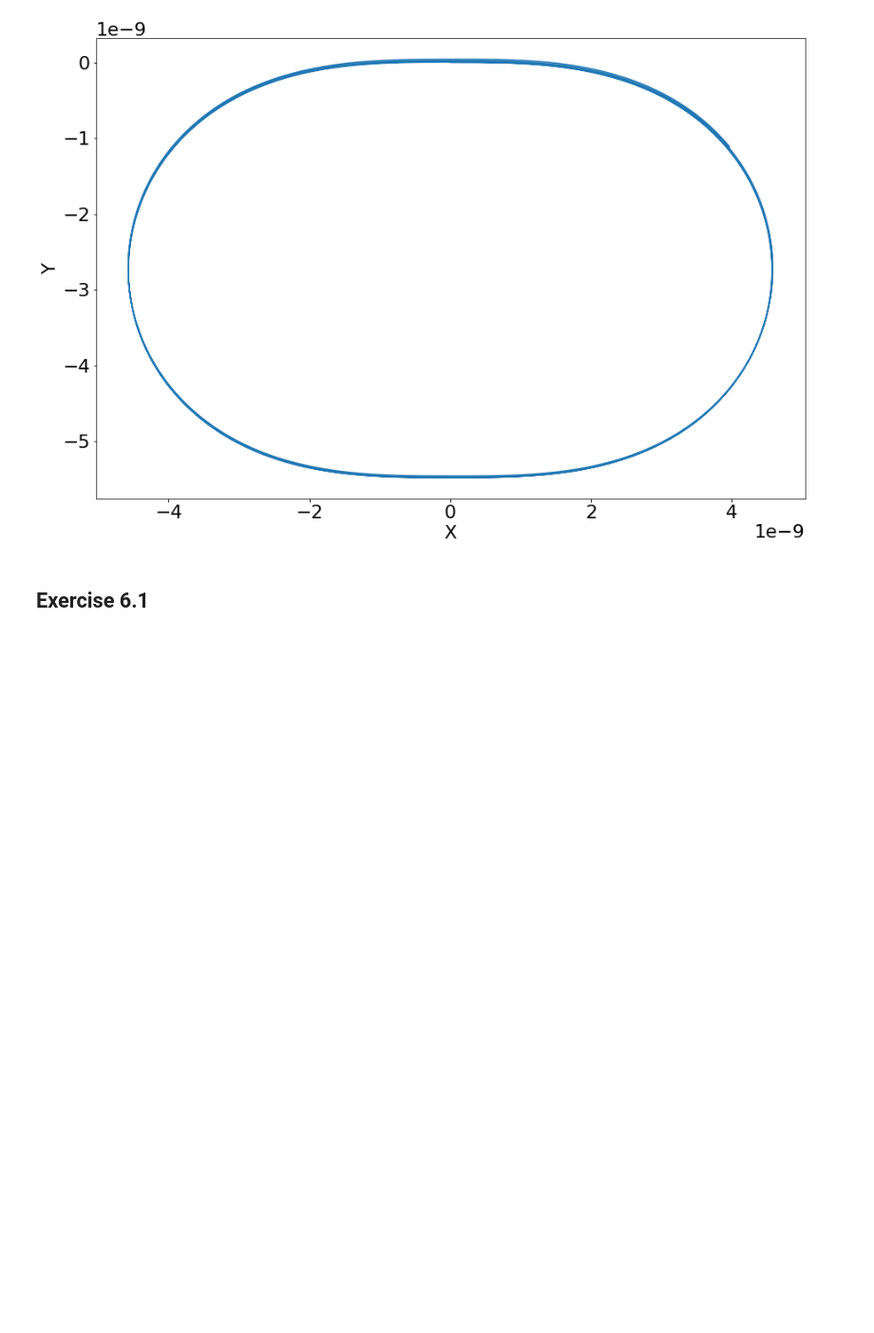
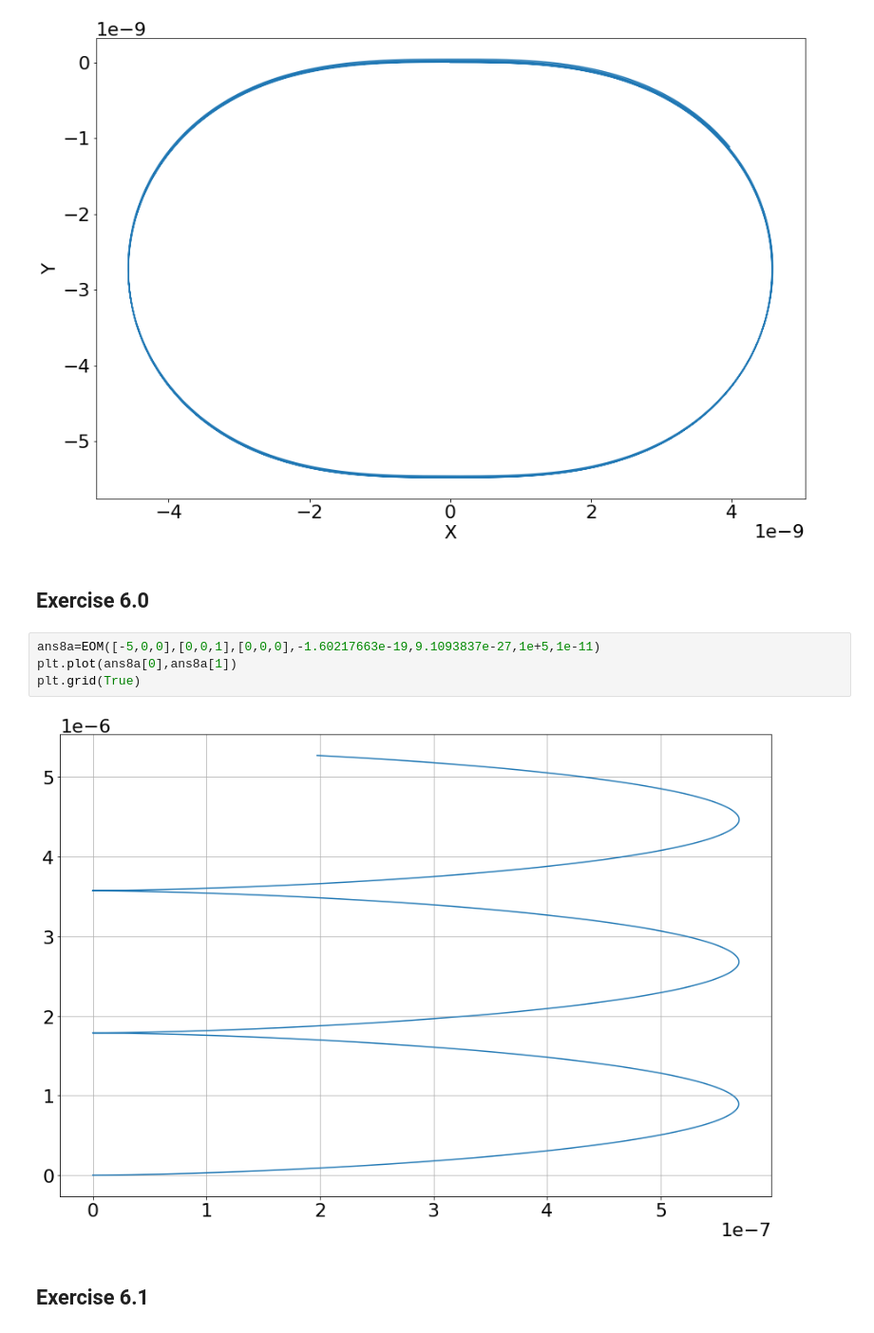
Before and after one commit to gregorycorcoran/Python-Notebooks, a Jupyter notebook: Computational Lab.ipynb, the cells around one changed output. Shown at 95% size. Cells and saved outputs as stored; diff of their text form; blank space fills up the shorter version.

```diff
--- a/Computational Lab.ipynb
+++ b/Computational Lab.ipynb
@@ -183,6 +196,14 @@ plt.ylabel('Y')
 # %% [output]
 Text(0, 0.5, 'Y')
 [figure]
+# %% [markdown]
+## Exercise 6.0
+# %%
+ans8a=EOM([-5,0,0],[0,0,1],[0,0,0],-1.60217663e-19,9.1093837e-27,1e+5,1e-11)
+plt.plot(ans8a[0],ans8a[1])
+plt.grid(True)
+# %% [output]
+[figure, added]
 # %% [markdown]
 ## Exercise 6.1
 # %%
```
Also changed, not shown: parts of 8 cells of this notebook.
